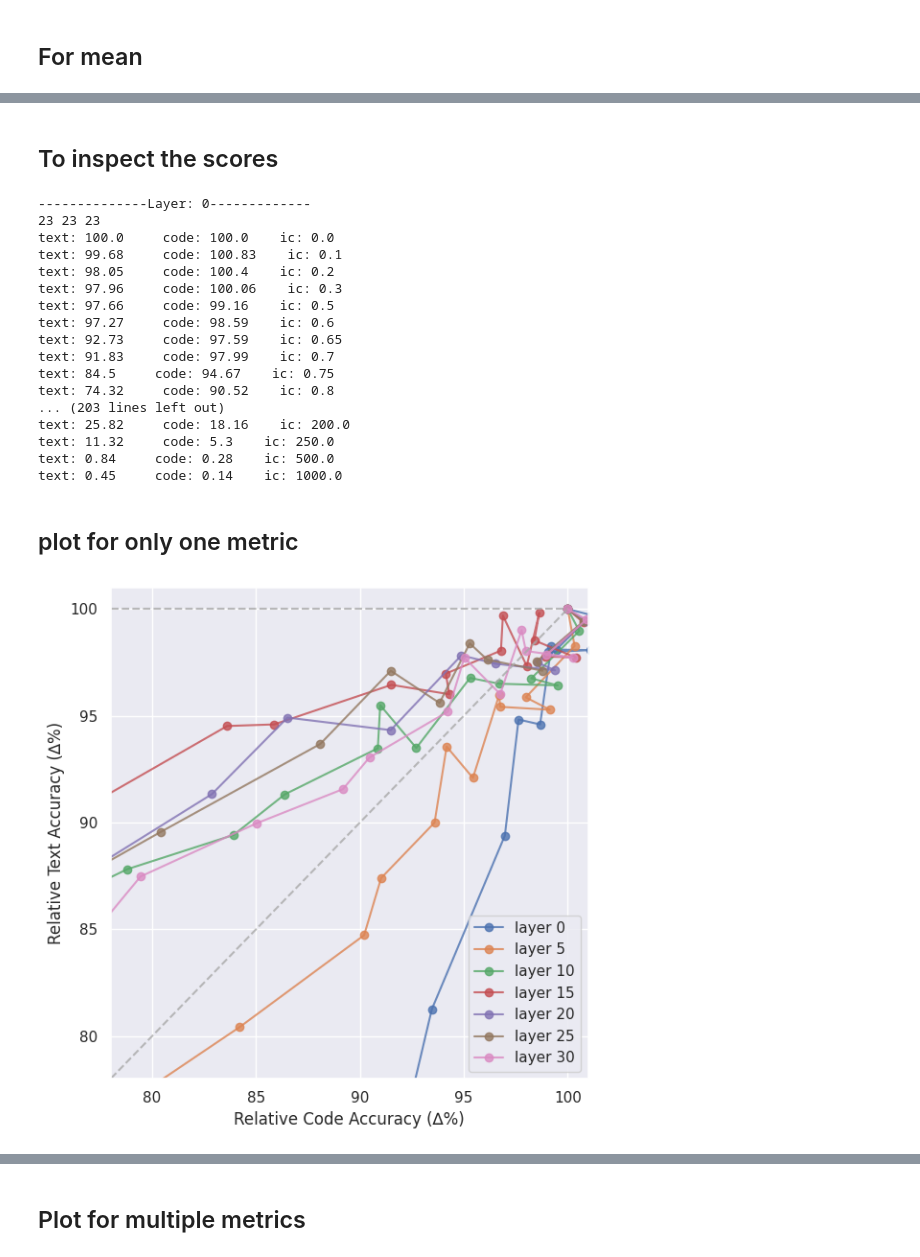
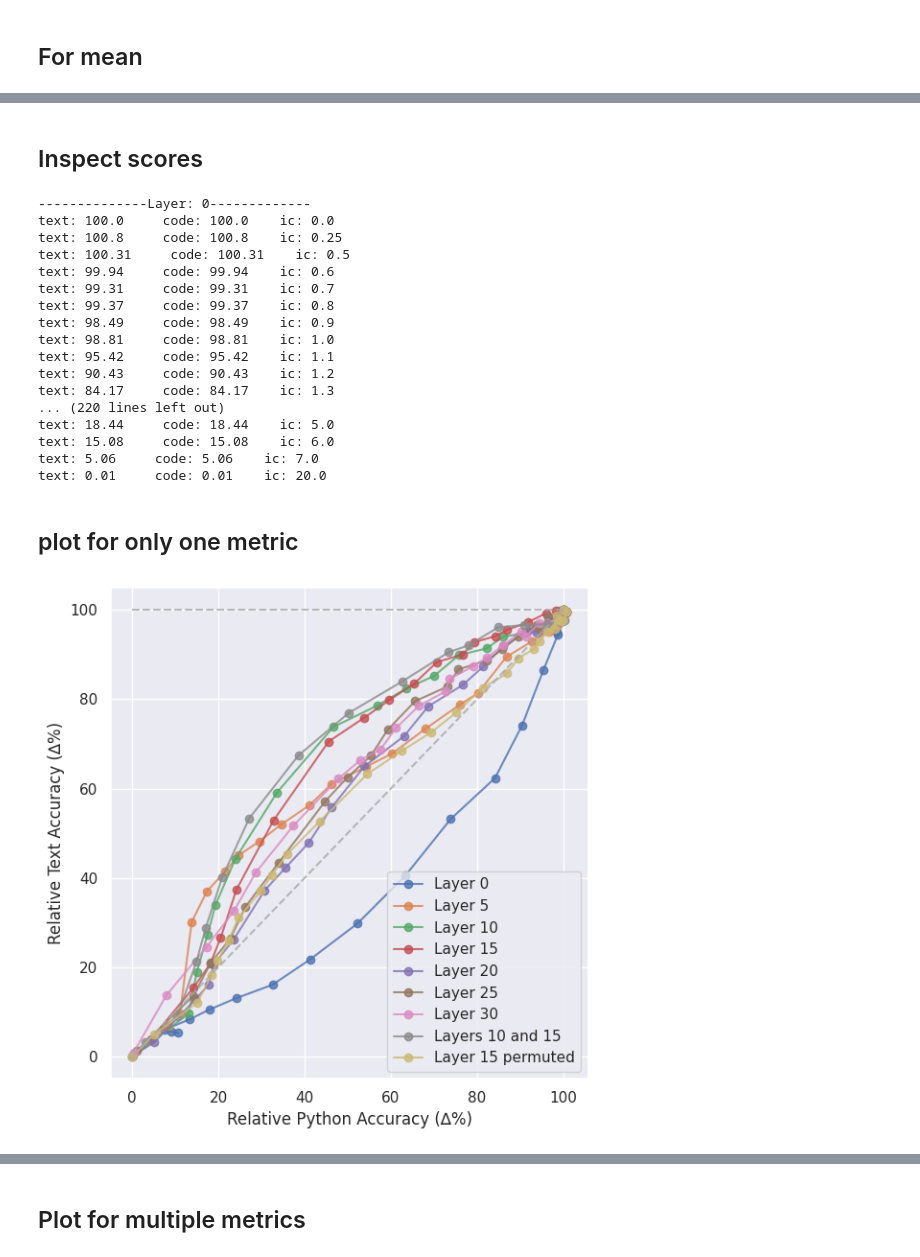
Before and after one commit to TeunvdWeij/extending-activation-addition, a Jupyter notebook: src/make_coding_plots.ipynb, the cells around one changed output, grey strips where cells are left out. Saved outputs shown, nothing was run; the diff lists cells and outputs as text; code cells hidden in the pictures.

```diff
--- a/src/make_coding_plots.ipynb
+++ b/src/make_coding_plots.ipynb
@@ -80,75 +80,74 @@ Version 7.07 note: 500k tokens per ic general code layer: [30]
 scores = [get_scores(res, all_code=False) for res in results]
 
 labels = [
-    "layer 0",
-    "layer 5",
-    "layer 10",
-    "layer 15",
-    "layer 20",
-    "layer 25",
-    "layer 30",
+    "Layer 0",
+    "Layer 5",
+    "Layer 10",
+    "Layer 15",
+    "Layer 20",
+    "Layer 25",
+    "Layer 30",
+    "Layers 10 and 15",
+    "Layer 15 permuted",
     ]
+
+mode = "code"
+mode = "python"
 # %% [markdown]
-## To inspect the scores
+## Inspect scores
 # %%
 for score, res in zip(scores, results, strict=True):
     print(f"\n\n--------------Layer: {res['meta']['layers'][0]}-------------")
-    a, b, c = score["only_text"]["top1_acc"]["rel"], score["only_python"]["top1_acc"]["rel"], res["meta"]["used_ics"]
-    print(len(a), len(b), len(c))
+    a, b, c = score[f"only_{mode}"]["top1_acc"]["rel"], score[f"only_{mode}"]["top1_acc"]["rel"], res["meta"]["used_ics"]
     for i, j, k in zip(a, b, c, strict=True):
         print(f"text: {round(i, 2)}     code: {round(j, 2)}    ic: {round(k, 2)}")
 # %% [output]
 --------------Layer: 0-------------
-23 23 23
 text: 100.0     code: 100.0    ic: 0.0
-text: 99.68     code: 100.83    ic: 0.1
-text: 98.05     code: 100.4    ic: 0.2
-text: 97.96     code: 100.06    ic: 0.3
-text: 97.66     code: 99.16    ic: 0.5
-text: 97.27     code: 98.59    ic: 0.6
-text: 92.73     code: 97.59    ic: 0.65
-text: 91.83     code: 97.99    ic: 0.7
-text: 84.5     code: 94.67    ic: 0.75
-text: 74.32     code: 90.52    ic: 0.8
-... (203 lines left out)
-text: 25.82     code: 18.16    ic: 200.0
-text: 11.32     code: 5.3    ic: 250.0
-text: 0.84     code: 0.28    ic: 500.0
-text: 0.45     code: 0.14    ic: 1000.0
+text: 100.8     code: 100.8    ic: 0.25
+text: 100.31     code: 100.31    ic: 0.5
+text: 99.94     code: 99.94    ic: 0.6
+text: 99.31     code: 99.31    ic: 0.7
+text: 99.37     code: 99.37    ic: 0.8
+text: 98.49     code: 98.49    ic: 0.9
+text: 98.81     code: 98.81    ic: 1.0
+text: 95.42     code: 95.42    ic: 1.1
+text: 90.43     code: 90.43    ic: 1.2
+text: 84.17     code: 84.17    ic: 1.3
+... (220 lines left out)
+text: 18.44     code: 18.44    ic: 5.0
+text: 15.08     code: 15.08    ic: 6.0
+text: 5.06     code: 5.06    ic: 7.0
+text: 0.01     code: 0.01    ic: 20.0
 # %% [markdown]
 ## plot for only one metric
 # %%
 # create a seaborn style graph
 sns.set_theme()
 
 fig, ax = plt.subplots(figsize=(6, 6))
 scale = 100
 metric = "top1_acc"
 
+cropped = False
+# cropped = True
+
 for label, score in zip(labels, scores, strict=True):
-	# ax.plot(score["only_code"][metric]["rel"], score['only_text'][metric]["rel"], marker="o", label=label, alpha=0.8)
-	ax.plot(score["only_python"][metric]["rel"], score['only_text'][metric]["rel"], marker="o", label=label)#, linestyle="--")
+	ax.plot(score[f"only_{mode}"][metric]["rel"], score['only_text'][metric]["rel"], marker="o", label=label, alpha=0.8)
 
-# ax.set_title(f"{metric} metric")
-# ax.set_xlabel("Relative Python Accuracy (∆%)")
-ax.set_xlabel("Relative Code Accuracy (∆%)")
+ax.set_xlabel(f"Relative {mode.title()} Accuracy (∆%)")
 ax.set_ylabel("Relative Text Accuracy (∆%)")
 
 ax.plot([0, scale], [scale, scale], color="darkgray", linestyle="--", alpha=0.8)
 ax.plot([0, scale], [0, scale], color="darkgray", linestyle="--", alpha=0.8)
 
-# Set the x and y axis limits
-ax.set_xlim([78, 101])
-ax.set_ylim([78, 101])
+if cropped:
+	# Set the x and y axis limits
+	ax.set_xlim([78, 103])
+	ax.set_ylim([78, 103])
 
 plt.legend()
-# title = "Relative performance between text and code"
-# txt = """This Figure illustrates the differences in relative code and text performance for multiple activation manipulations.
-# The performance is measures given the original score (100, 100) generated by the model without any modifications."""
-# plt.figtext(0.5, -0.05, txt, wrap=True, horizontalalignment="center", fontsize=12)
-
-# plt.suptitle(title)
 fig.tight_layout()
 plt.show()
 # %% [output]
-[figure, old version]
+[figure, new version]
```
Also changed, not shown: parts of 3 cells of this notebook, 2 other files.
